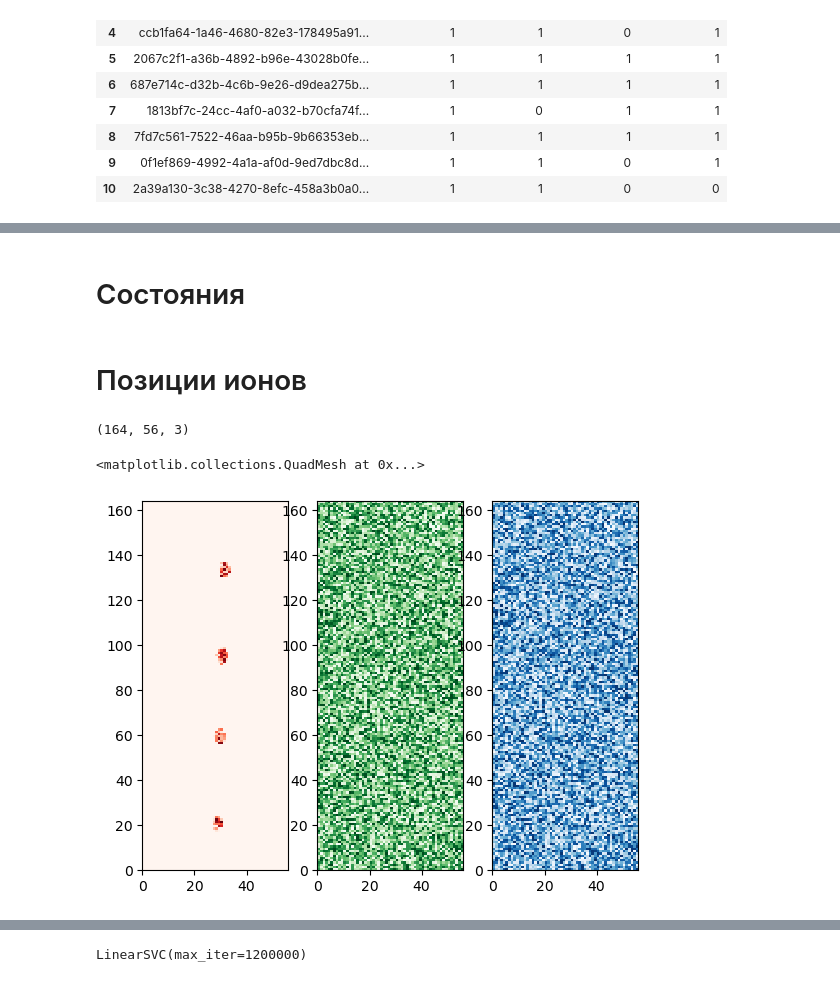
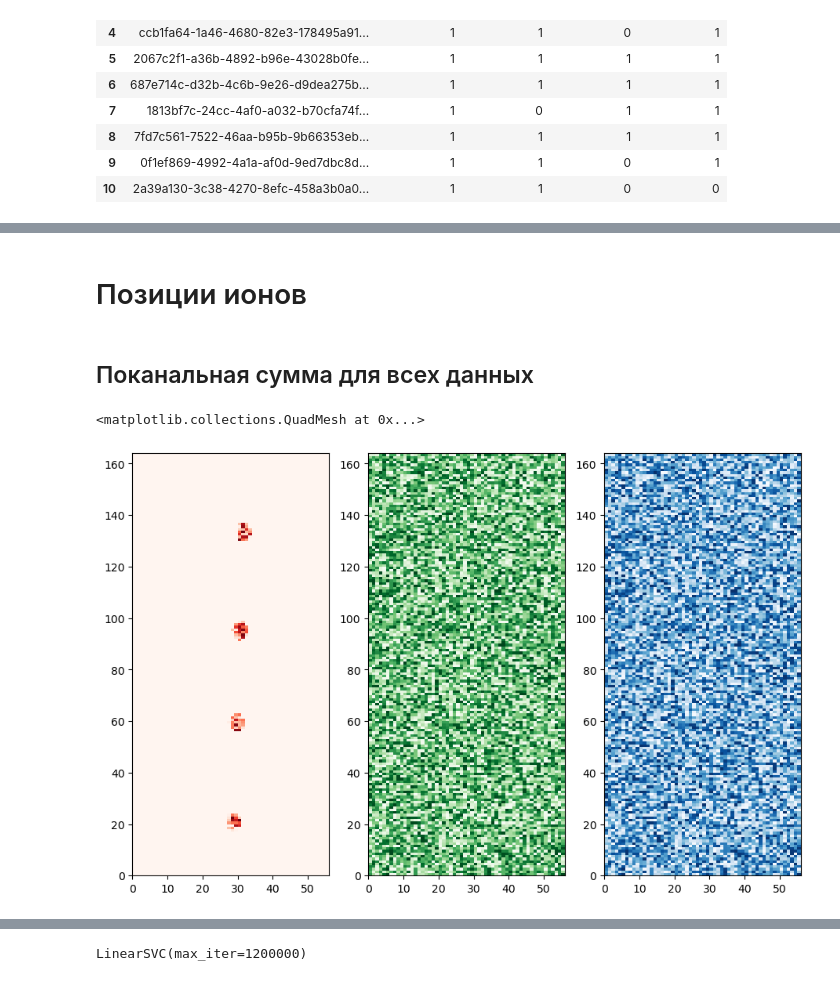
Before and after one commit to Lazemir/QGood, a Jupyter notebook: Материалы хакатона/Задача 2_ Классификация ионов/ion_check.ipynb, the cells around one changed output, grey strips where cells are left out. Cells and saved outputs as stored; diff of their text form; code cells hidden in the pictures.

```diff
--- a/Материалы хакатона/Задача 2_ Классификация ионов/ion_check.ipynb
+++ b/Материалы хакатона/Задача 2_ Классификация ионов/ion_check.ipynb
@@ -33,7 +37,7 @@ for index, row in df_pred.iterrows():
     im = iio.imread(root + row.Filename)
 
     print(row[1:5])
-    fig, ax = plt.subplots(nrows=1, ncols=4)
+    fig, ax = plt.subplots(nrows=1, ncols=4, figsize=(11, 7))
     ax[0].pcolormesh(im[:, :, 0], cmap="Reds")
     ax[1].pcolormesh(im[:, :, 1], cmap="Greens")
     ax[2].pcolormesh(im[:, :, 1], cmap="Blues")
@@ -82,10 +84,10 @@ df_single = pd.DataFrame()
-# %% [markdown]
-# Состояния
 # %% [markdown]
 # Позиции ионов
 # %%
 import glob
 import numpy as np
+# %% [markdown]
+## Поканальная сумма для всех данных
 # %%
 all_ions_im = None
 for im_path in glob.glob(root + "*.png"):
@@ -96,15 +96,11 @@ for im_path in glob.glob(root + "*.png"):
         all_ions_im = all_ions_im + im
     except TypeError:
         all_ions_im = im
-# %%
-all_ions_im.shape
-# %% [output]
-(164, 56, 3)
 # %%
-fig, ax = plt.subplots(nrows=1, ncols=3)
+fig, ax = plt.subplots(nrows=1, ncols=3, figsize=(11, 7))
 ax[0].pcolormesh(all_ions_im[:, :, 0], cmap="Reds")
 ax[1].pcolormesh(all_ions_im[:, :, 1], cmap="Greens")
 ax[2].pcolormesh(all_ions_im[:, :, 1], cmap="Blues")
 # %% [output]
 <matplotlib.collections.QuadMesh at 0x...>
-[figure, old version]
+[figure, new version]
```
Also changed, not shown: parts of 104 cells of this notebook, 5 other files.
